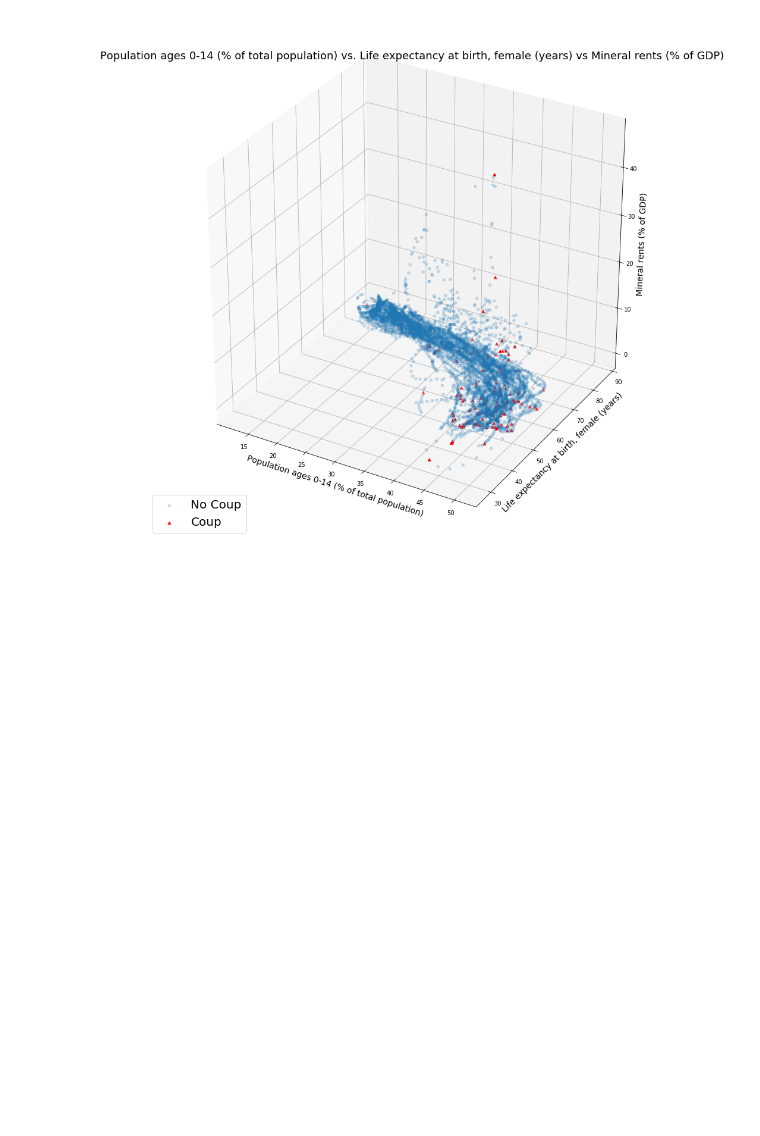
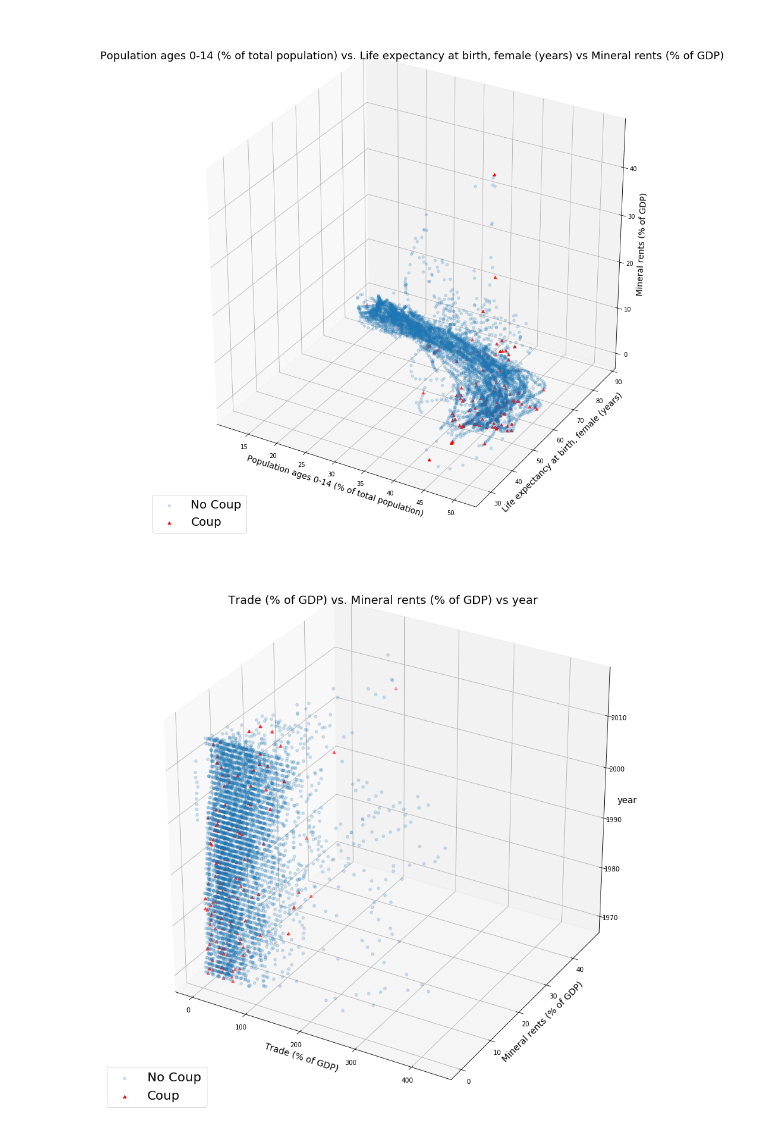
Before and after one commit to taylorjbritt/modelingcoups, a Jupyter notebook: notebooks/scatterplotting.ipynb, the cells around one changed output. Cells and saved outputs as stored; diff of their text form; code cells hidden in the pictures; blank space fills up the shorter version.

```diff
--- a/notebooks/scatterplotting.ipynb
+++ b/notebooks/scatterplotting.ipynb
@@ -143,2 +143,6 @@ make_scatter3d('Population ages 0-14 (% of total population)', 'Life expectancy
 # %% [output]
 [figure]
+# %%
+make_scatter3d('Trade (% of GDP)', 'Mineral rents (% of GDP)', 'year', df)
+# %% [output]
+[figure, added]
```
Also changed, not shown: parts of 4 cells of this notebook, 19 other files.
